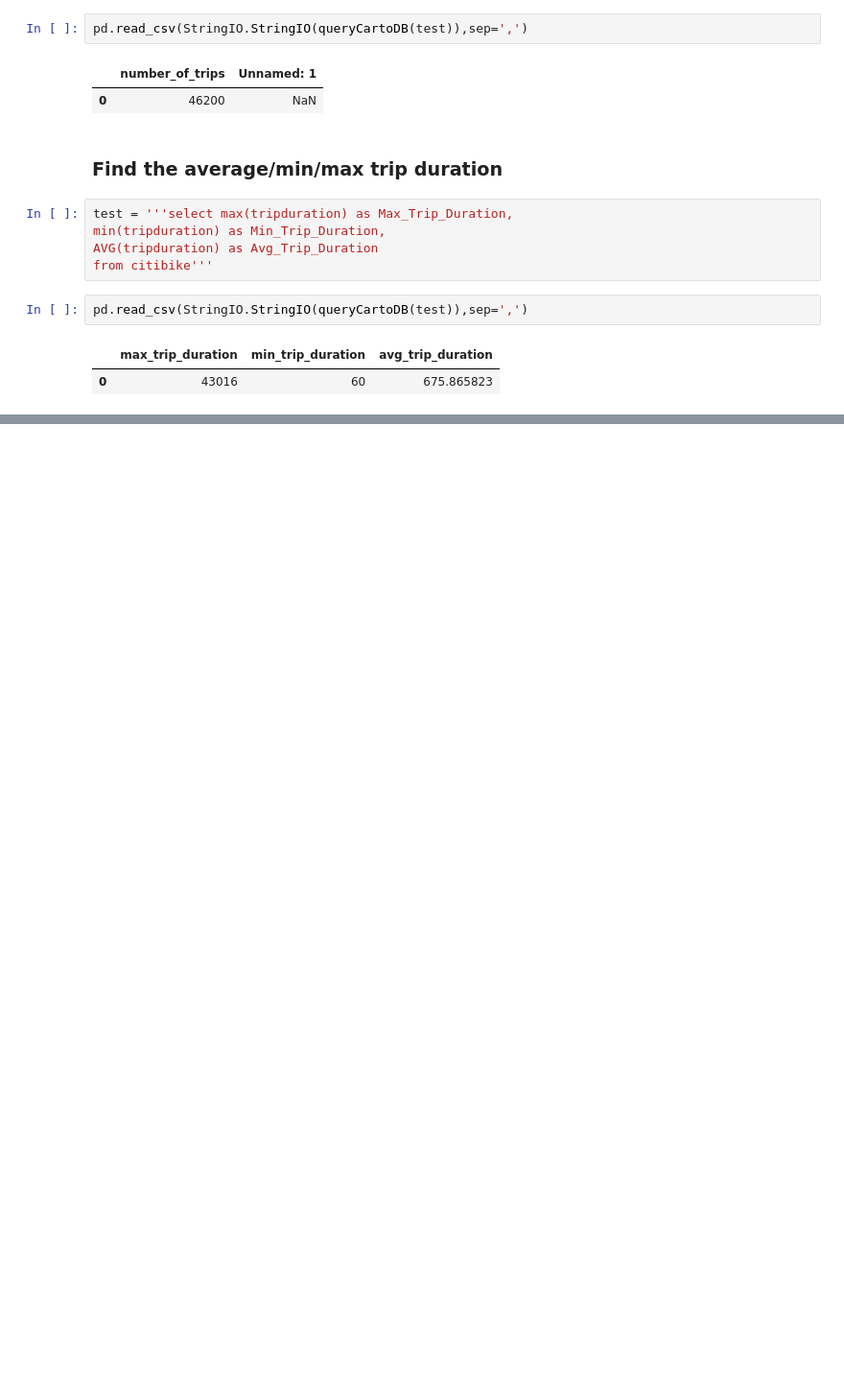
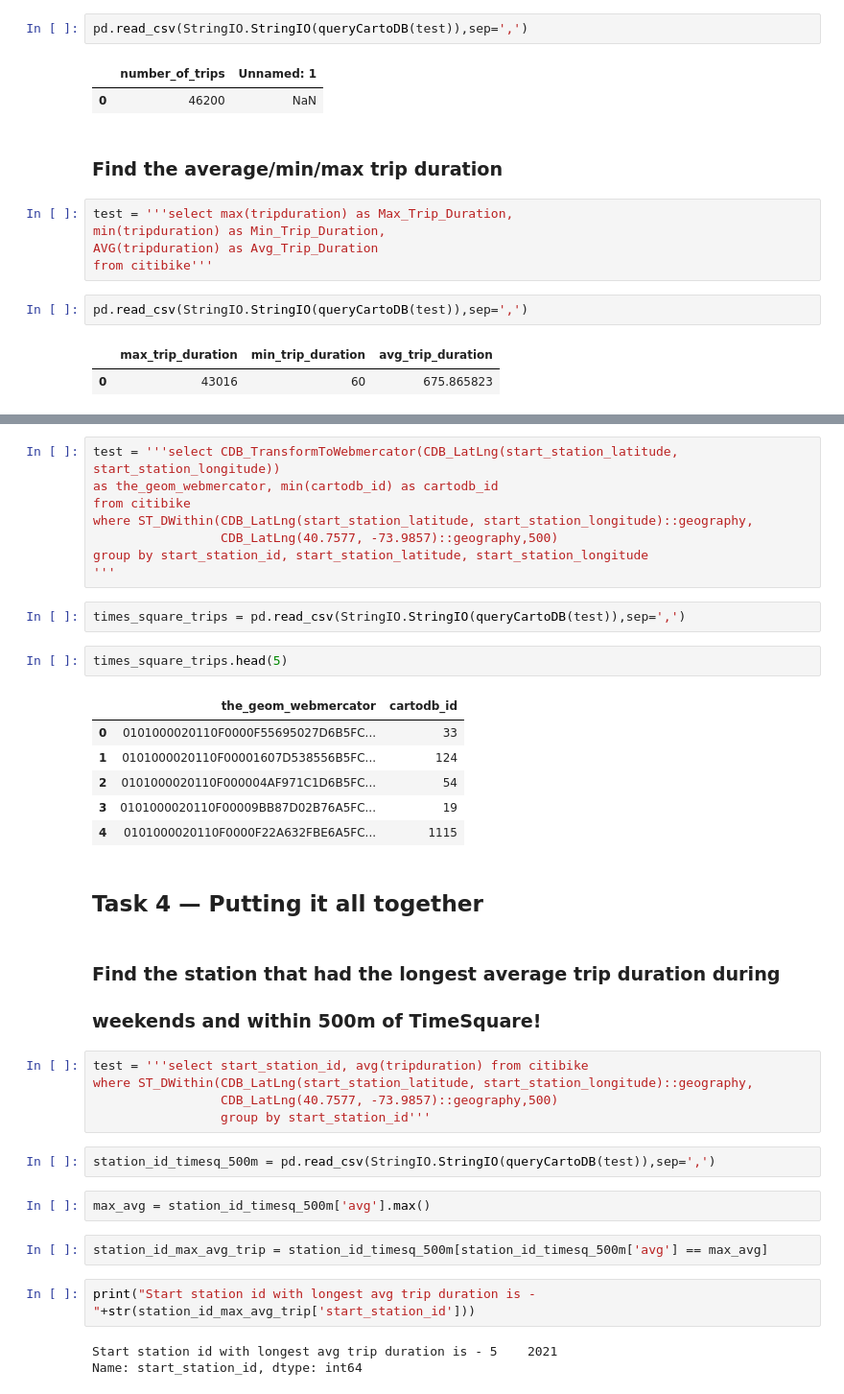
Before and after one commit to ssb10/PUI2017_ssb602, a Jupyter notebook: HW7_ssb602/HW7_SQL.ipynb, the cells around one changed output, grey strips where cells are left out. Shown at 96% size. Saved outputs shown, nothing was run; the diff lists cells and outputs as text; blank space fills up the shorter version.

```diff
--- a/HW7_ssb602/HW7_SQL.ipynb
+++ b/HW7_ssb602/HW7_SQL.ipynb
@@ -132,0 +241,40 @@ pd.read_csv(StringIO.StringIO(queryCartoDB(test)),sep=',')
+# %%
+test = '''select CDB_TransformToWebmercator(CDB_LatLng(start_station_latitude, start_station_longitude))
+as the_geom_webmercator, min(cartodb_id) as cartodb_id
+from citibike
+where ST_DWithin(CDB_LatLng(start_station_latitude, start_station_longitude)::geography,
+                 CDB_LatLng(40.7577, -73.9857)::geography,500)
+group by start_station_id, start_station_latitude, start_station_longitude
+'''
+# %%
+times_square_trips = pd.read_csv(StringIO.StringIO(queryCartoDB(test)),sep=',')
+# %%
+times_square_trips.head(5)
+# %% [output]
+|  | the_geom_webmercator | cartodb_id |
+| 0 | 0101000020110F0000F55695027D6B5FC... | 33 |
+| 1 | 0101000020110F00001607D538556B5FC... | 124 |
+| 2 | 0101000020110F000004AF971C1D6B5FC... | 54 |
+| 3 | 0101000020110F00009BB87D02B76A5FC... | 19 |
+| 4 | 0101000020110F0000F22A632FBE6A5FC... | 1115 |
+# %% [markdown]
+## Task 4 — Putting it all together
+# %% [markdown]
+### Find the station that had the longest average trip duration during
+### weekends and within 500m of TimeSquare!
+# %%
+test = '''select start_station_id, avg(tripduration) from citibike
+where ST_DWithin(CDB_LatLng(start_station_latitude, start_station_longitude)::geography,
+                 CDB_LatLng(40.7577, -73.9857)::geography,500)
+                 group by start_station_id'''
+# %%
+station_id_timesq_500m = pd.read_csv(StringIO.StringIO(queryCartoDB(test)),sep=',')
+# %%
+max_avg = station_id_timesq_500m['avg'].max()
+# %%
+station_id_max_avg_trip = station_id_timesq_500m[station_id_timesq_500m['avg'] == max_avg]
+# %%
+print("Start station id with longest avg trip duration is - "+str(station_id_max_avg_trip['start_station_id']))
+# %% [output]
+Start station id with longest avg trip duration is - 5    2021
+Name: start_station_id, dtype: int64
```
Also changed, not shown: parts of 29 cells of this notebook.
